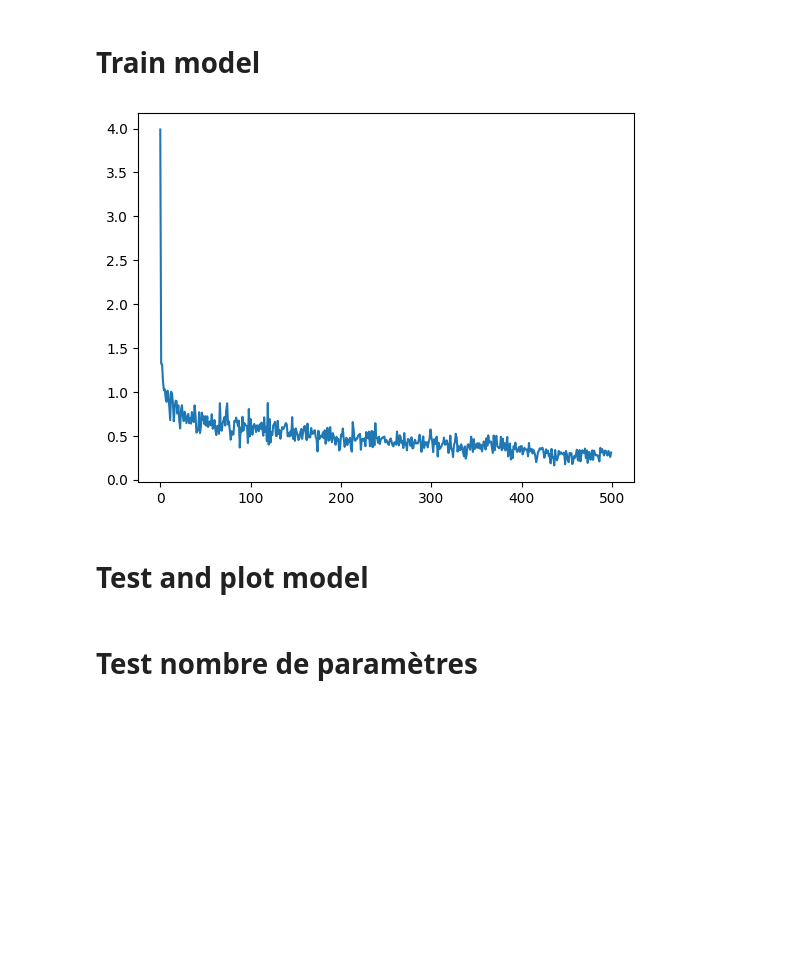
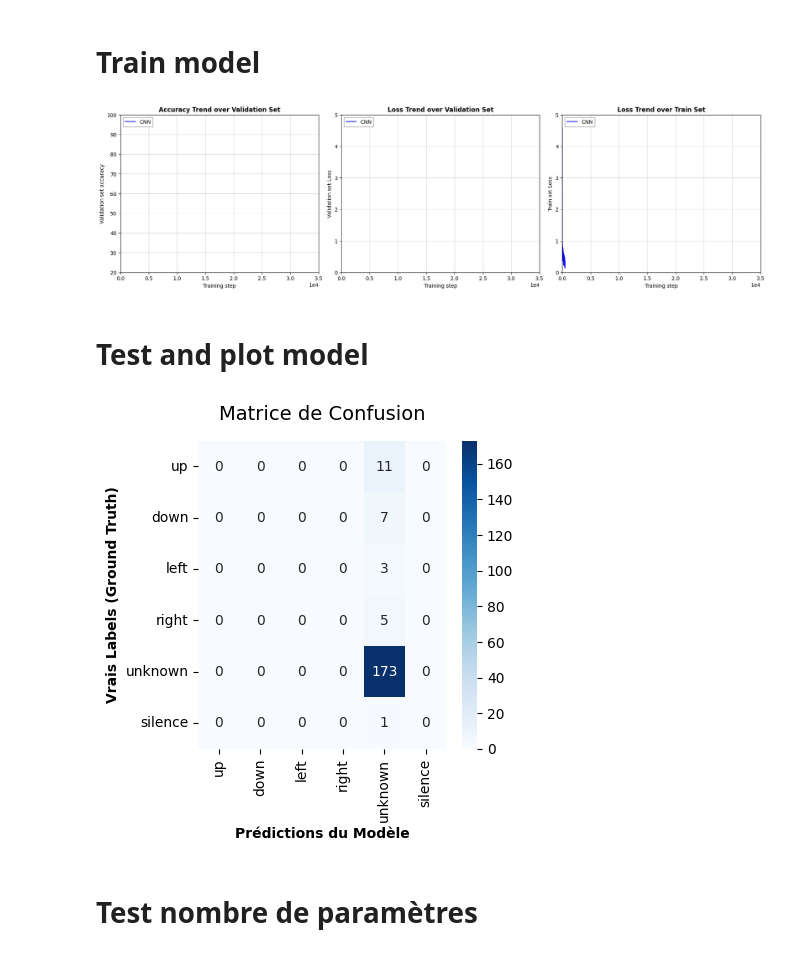
Before and after one commit to Aktaruss/Projet-Traitement-Automatique-de-la-Parole, a Jupyter notebook: CNN_reproduction.ipynb, the cells around one changed output. Drawn from its saved outputs; the diff is of its cells as text; code cells hidden in the pictures; blank space fills up the shorter version.

Commit message:
Pipeline presque finis manque DNN et courbe ROC/AUC et Recall/Accuracy

```diff
--- a/CNN_reproduction.ipynb
+++ b/CNN_reproduction.ipynb
@@ -41,17 +37,18 @@ torch.Size([200, 1, 40, 97])
 model = CNN(1,6)
 model, train_loss, val_acc, val_loss = train(model,train_loader,val_loader, nb_steps=500)
 # %%
-import matplotlib.pyplot as plt
-import numpy as np
-def plot_accuracy(train_plot):
-    x = np.arange(0,len(train_plot))
-    y = train_plot
-    plt.plot(x,y)
-plot_accuracy(train_loss)
+plot_all_data([([(val_acc,"CNN","blue")],"Accuracy Trend over Validation Set","Training step","Validation set accuracy",400,20,100),
+               ([(val_loss,"CNN","blue")],"Loss Trend over Validation Set","Training step","Validation set Loss",400,0,5),
+               ([(train_loss,"CNN","blue")],"Loss Trend over Train Set","Training step","Train set Loss",1,0,5)])
 # %% [output]
-[figure, old version]
+[figure, new version]
 # %% [markdown]
 # Test and plot model
+# %%
+accuracy, all_preds, all_labels, all_probs, loss = evaluate(model, test_loader)
+cm = plot_custom_confusion_matrix(all_preds, all_labels, class_names=data['mapping'])
+# %% [output]
+[figure, added]
 # %% [markdown]
 # Test nombre de paramètres
 # %%
```
Also changed, not shown: parts of 1 cell of this notebook, 2 other files.
